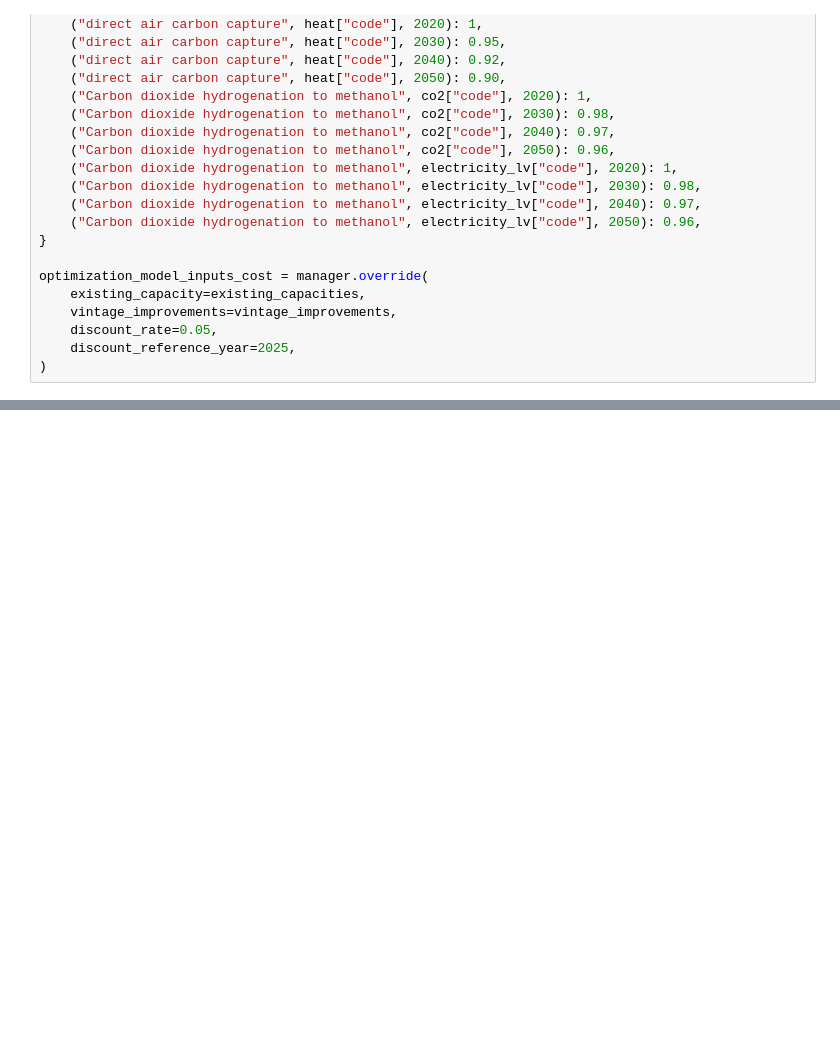
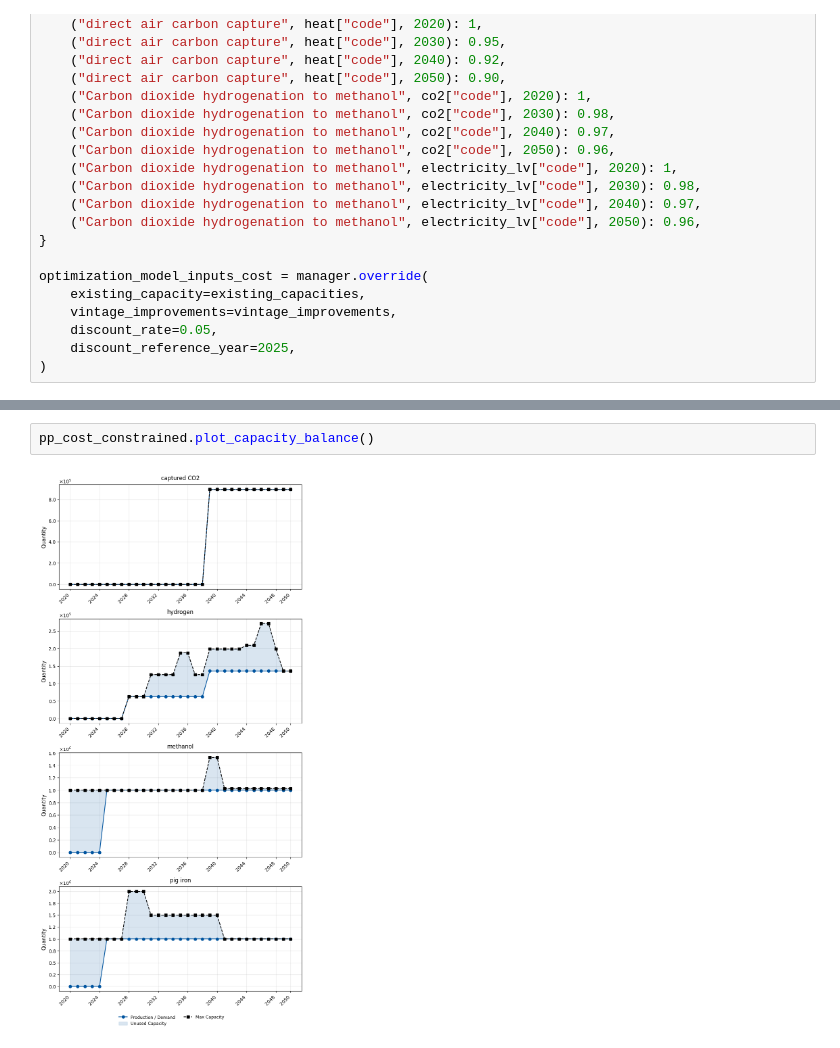
Before and after one commit to langeluca/optimex, a Jupyter notebook: notebooks/methanol_and_iron_cost.ipynb, the cells around one changed output, grey strips where cells are left out. Drawn from its saved outputs; the diff is of its cells as text; blank space fills up the shorter version.

```diff
--- a/notebooks/methanol_and_iron_cost.ipynb
+++ b/notebooks/methanol_and_iron_cost.ipynb
@@ -1123,0 +1391,4 @@ pp_cost.get_production_capacity().head()
+# %%
+pp_cost_constrained.plot_capacity_balance()
+# %% [output]
+[figure, added]
```
Also changed, not shown: parts of 21 cells of this notebook, 29 other files.
